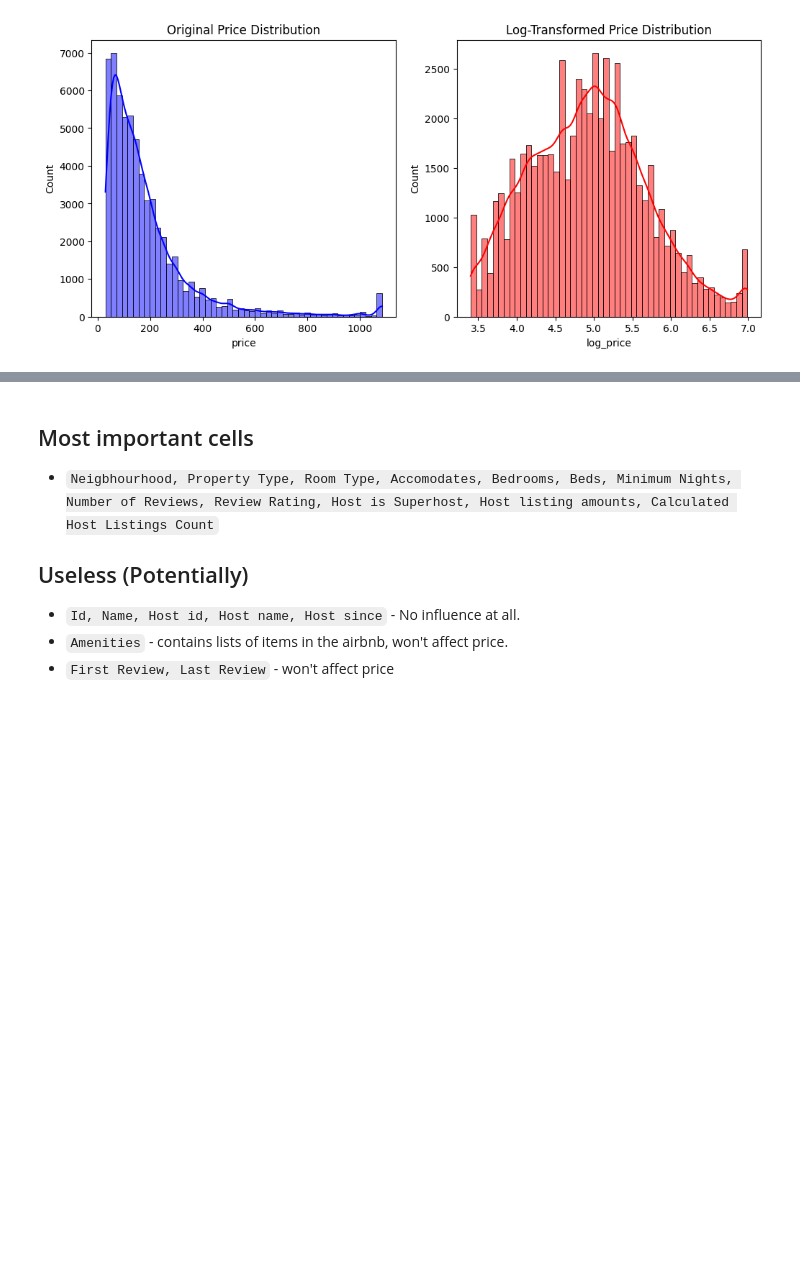
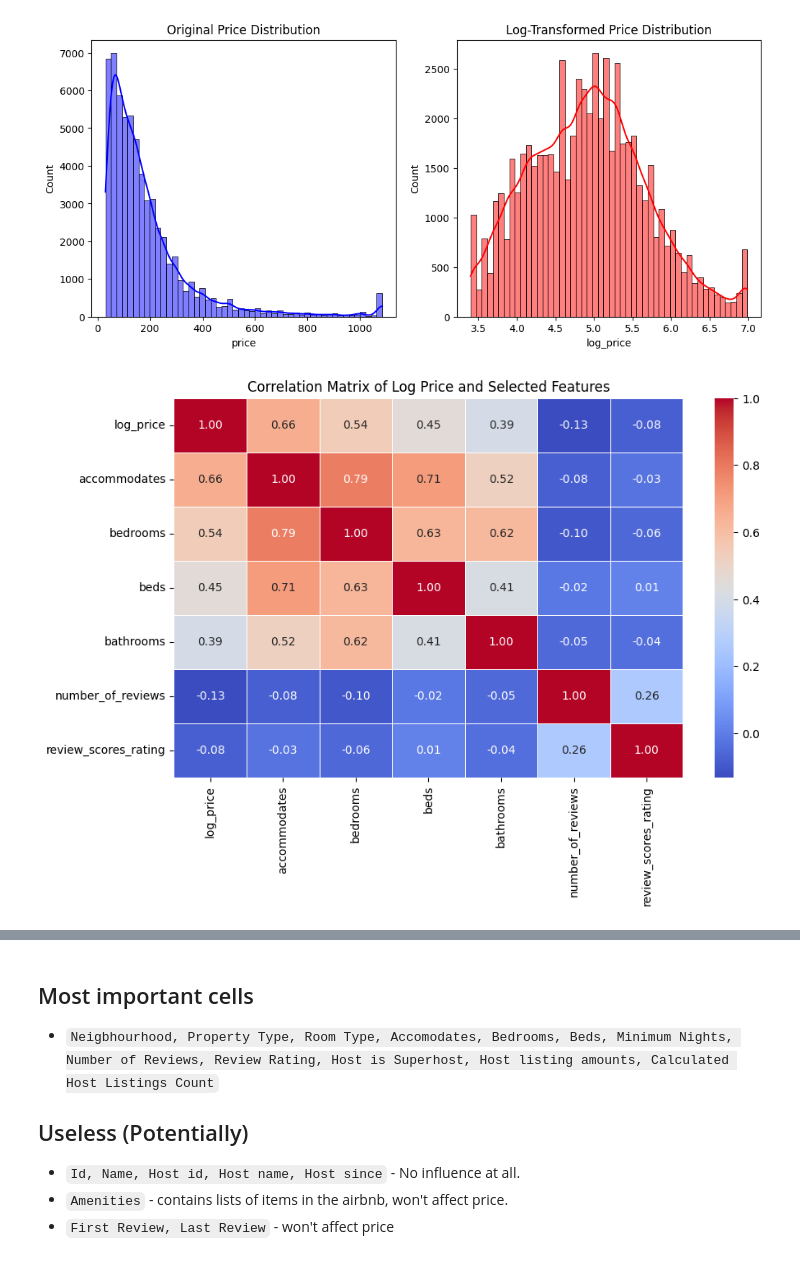
Before and after one commit to FP2003/AirBnB-Price-Prediction-System, a Jupyter notebook: fp100_jh851_solution.ipynb, the cells around one changed output, grey strips where cells are left out. Drawn from its saved outputs; the diff is of its cells as text; code cells hidden in the pictures; blank space fills up the shorter version.

Commit message:
matrix added

```diff
--- a/fp100_jh851_solution.ipynb
+++ b/fp100_jh851_solution.ipynb
@@ -267,11 +267,20 @@ plt.title("Log-Transformed Price Distribution")
 plt.show()
 # %% [output]
 [figure]
-# %%
-# Log transformation of prices
-
-df = df[df['price'] > 0]  # Ensure no zero or negative prices
-df['price_log'] = np.log1p(df['price'])
+# %%
+# Compute correlation matrix including log_price
+correlation_features = ['log_price', 'accommodates', 'bedrooms', 'beds',
+                        'bathrooms', 'number_of_reviews', 'review_scores_rating']
+
+correlation_matrix = df[correlation_features].corr()
+
+# Plot heatmap
+plt.figure(figsize=(10, 6))
+sns.heatmap(correlation_matrix, annot=True, cmap='coolwarm', fmt='.2f', linewidths=0.5)
+plt.title('Correlation Matrix of Log Price and Selected Features')
+plt.show()
+# %% [output]
+[figure, added]
 # %%
 # Update variable
 numerical_var = [
```
Also changed, not shown: parts of 4 cells of this notebook.
